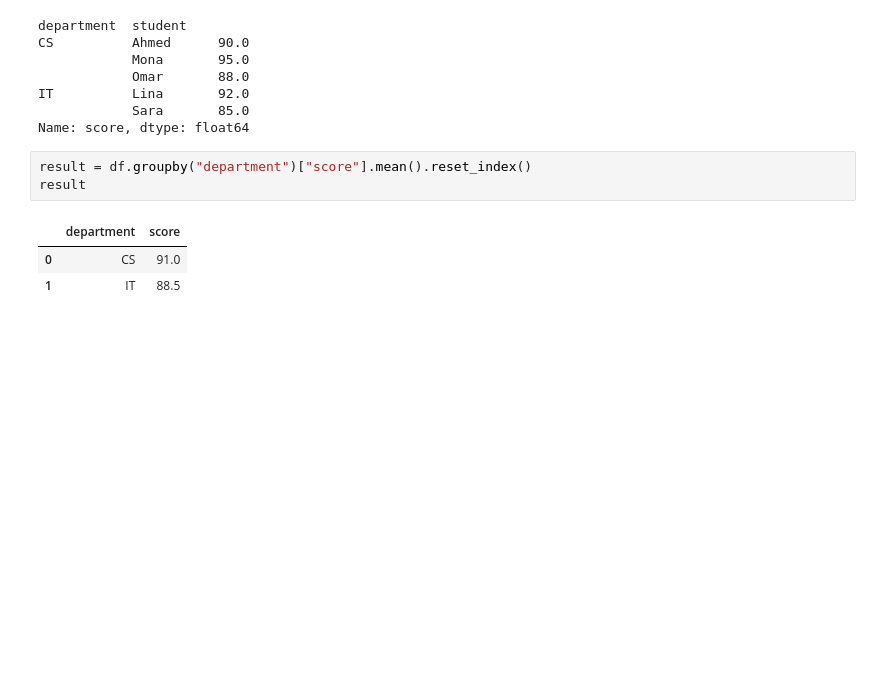
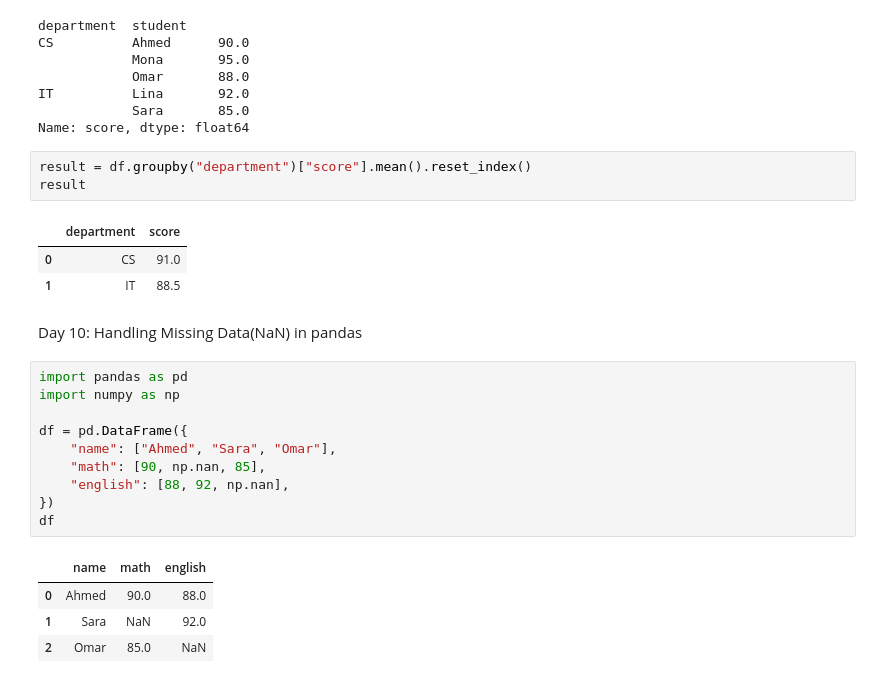
Before and after one commit to hady872/AI_Learning_Journey, a Jupyter notebook: pandas_course/pandas_ai.ipynb, the cells around one changed output. Saved outputs shown, nothing was run; the diff lists cells and outputs as text; blank space fills up the shorter version.

Commit message:
Day 10: handling missing data and numeric_only in pandas

```diff
--- a/pandas_course/pandas_ai.ipynb
+++ b/pandas_course/pandas_ai.ipynb
@@ -213,3 +213,20 @@ result
 |  | department | score |
 | 0 | CS | 91.0 |
 | 1 | IT | 88.5 |
+# %% [markdown]
+Day 10: Handling Missing Data(NaN) in pandas
+# %%
+import pandas as pd
+import numpy as np
+
+df = pd.DataFrame({
+    "name": ["Ahmed", "Sara", "Omar"],
+    "math": [90, np.nan, 85],
+    "english": [88, 92, np.nan],
+})
+df
+# %% [output]
+|  | name | math | english |
+| 0 | Ahmed | 90.0 | 88.0 |
+| 1 | Sara | NaN | 92.0 |
+| 2 | Omar | 85.0 | NaN |
```
Also changed, not shown: parts of 12 cells of this notebook, 1 other file.
